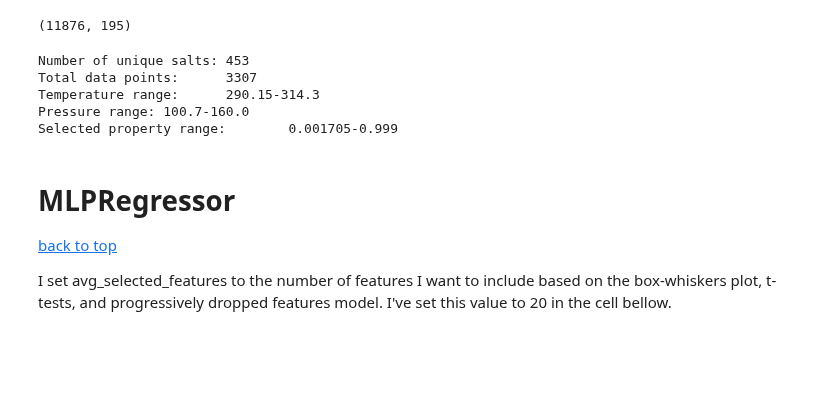
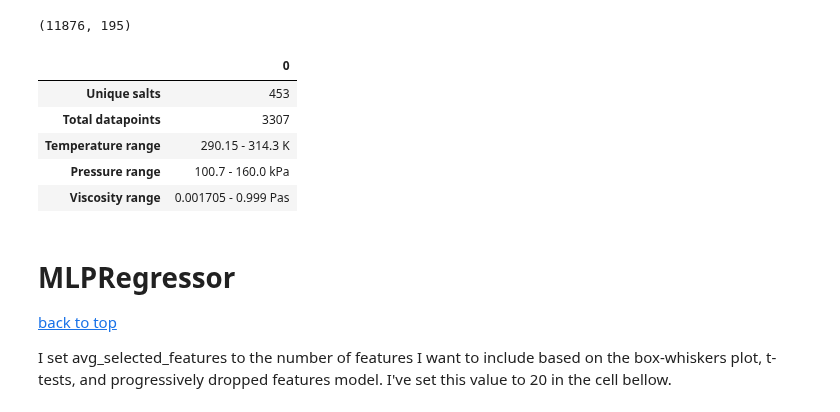
Before and after one commit to wesleybeckner/salty, a Jupyter notebook: scripts/salty_demo.ipynb, the cells around one changed output. Drawn from its saved outputs; the diff is of its cells as text; code cells hidden in the pictures; blank space fills up the shorter version.

```diff
--- a/scripts/salty_demo.ipynb
+++ b/scripts/salty_demo.ipynb
@@ -329,31 +297,34 @@ df.shape
 # %%
 ###Make any subselections of the data here
 down_select = df
 #down_select = down_select.loc[down_select["name-anion"].str.contains("2-(2-methoxyethoxy)ethyl sulfate")]
 down_select = down_select.loc[down_select["Temperature, K"] < 315]
 down_select = down_select.loc[down_select["Temperature, K"] > 290]
 down_select = down_select.loc[down_select["Pressure, kPa"] < 200]
 down_select = down_select.loc[down_select["Pressure, kPa"] > 100]
 down_select = down_select.loc[down_select["Viscosity, Pa&#8226;s"] < 1]
 # down_select = down_select.loc[down_select["Viscosity, Pa&#8226;s"] > 1]
 
 unique_salts = down_select["smiles-cation"] + down_select["smiles-anion"]
-
-
-print("{}\t{}".format("Number of unique salts:",len(unique_salts.unique())))
-print("{}\t{}".format("Total data points:",len(unique_salts)))
-print("{}\t{}{}{}".format("Temperature range:",down_select["Temperature, K"].min(),"-",
-                         down_select["Temperature, K"].max()))
-print("{}\t{}{}{}".format("Pressure range:",down_select["Pressure, kPa"].min(),"-",
-                         down_select["Pressure, kPa"].max()))
-print("{}\t{}{}{}".format("Selected property range:",down_select["Viscosity, Pa&#8226;s"].min(),"-",
-                         down_select["Viscosity, Pa&#8226;s"].max()))
+temp_range = str(down_select["Temperature, K"].min()) + " - " + \
+             str(down_select["Temperature, K"].max()) + " K"
+pres_range = str(down_select["Pressure, kPa"].min()) + " - " + \
+             str(down_select["Pressure, kPa"].max()) + " kPa"
+visc_range = str(down_select["Viscosity, Pa&#8226;s"].min()) + " - " + \
+             str(down_select["Viscosity, Pa&#8226;s"].max()) + " Pas"
+a = np.array([len(unique_salts.unique()), len(unique_salts),
+              temp_range, pres_range, visc_range])
+cols = ["Unique salts", "Total datapoints", "Temperature range",
+        "Pressure range", "Viscosity range"]
+data_summary = pd.DataFrame(a, cols)
+data_summary
 # %% [output]
-Number of unique salts: 453
-Total data points:      3307
-Temperature range:      290.15-314.3
-Pressure range: 100.7-160.0
-Selected property range:        0.001705-0.999
+|  | 0 |
+| Unique salts | 453 |
+| Total datapoints | 3307 |
+| Temperature range | 290.15 - 314.3 K |
+| Pressure range | 100.7 - 160.0 kPa |
+| Viscosity range | 0.001705 - 0.999 Pas |
 # %%
 down_select.reset_index(drop=True, inplace=True)
 df = down_select
```
Also changed, not shown: parts of 10 cells of this notebook, 4 other files.
